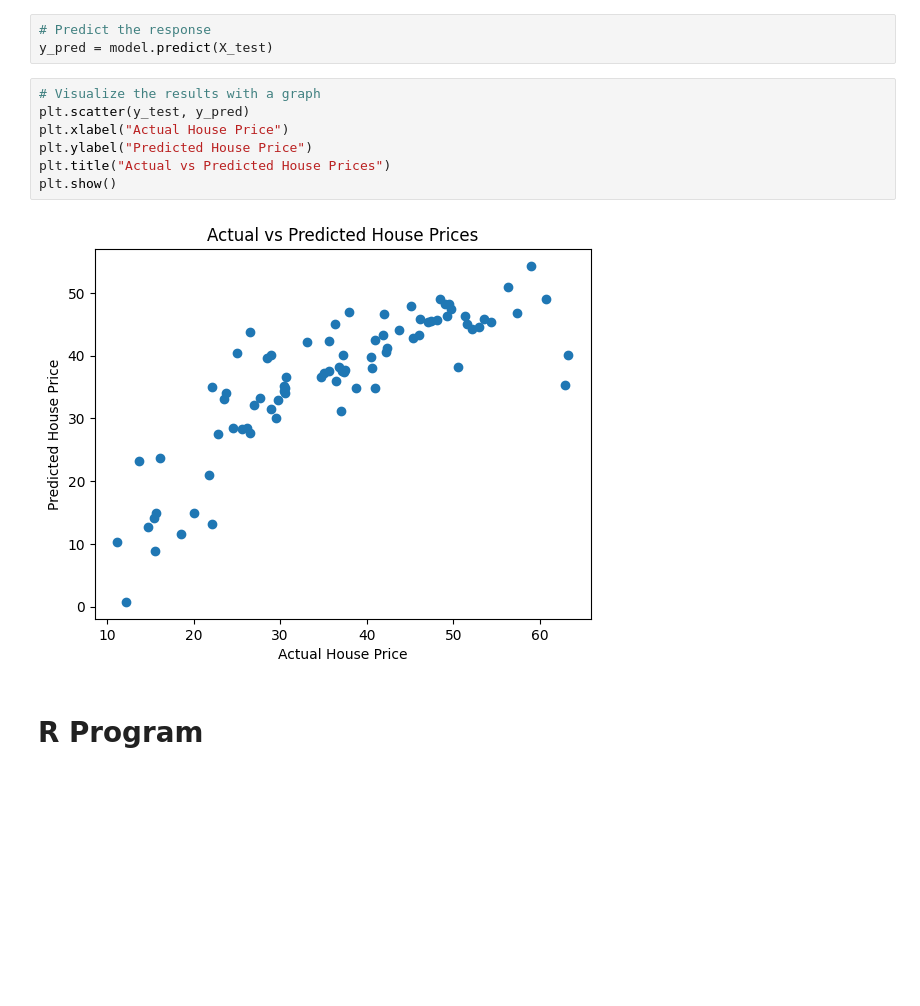
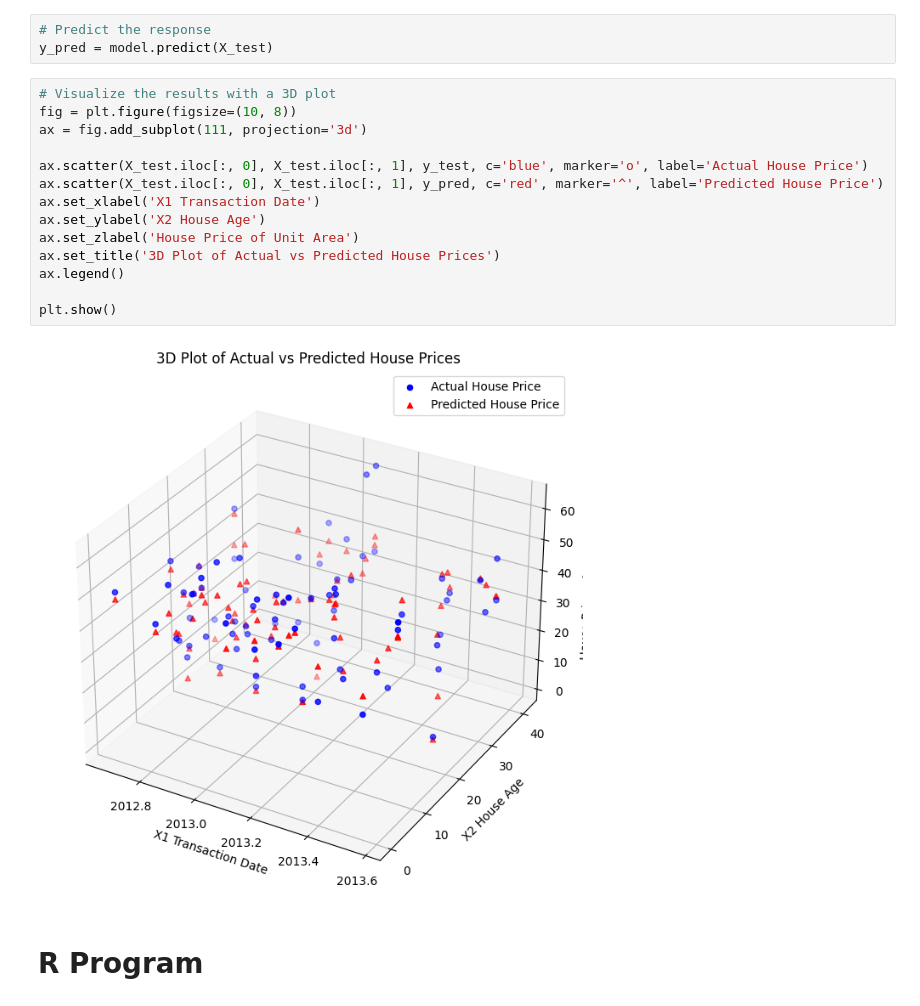
Before and after one commit to krishjagwani/DAV_72, a Jupyter notebook: DAV_3.ipynb, the cells around one changed output. Drawn from its saved outputs; the diff is of its cells as text; blank space fills up the shorter version.

```diff
--- a/DAV_3.ipynb
+++ b/DAV_3.ipynb
@@ -70,15 +70,22 @@ X6 longitude: -29.492590776198245
 # %%
 # Predict the response
 y_pred = model.predict(X_test)
-# %%
-# Visualize the results with a graph
-plt.scatter(y_test, y_pred)
-plt.xlabel("Actual House Price")
-plt.ylabel("Predicted House Price")
-plt.title("Actual vs Predicted House Prices")
-plt.show()
-# %% [output]
-[figure, removed]
+# %%
+# Visualize the results with a 3D plot
+fig = plt.figure(figsize=(10, 8))
+ax = fig.add_subplot(111, projection='3d')
+
+ax.scatter(X_test.iloc[:, 0], X_test.iloc[:, 1], y_test, c='blue', marker='o', label='Actual House Price')
+ax.scatter(X_test.iloc[:, 0], X_test.iloc[:, 1], y_pred, c='red', marker='^', label='Predicted House Price')
+ax.set_xlabel('X1 Transaction Date')
+ax.set_ylabel('X2 House Age')
+ax.set_zlabel('House Price of Unit Area')
+ax.set_title('3D Plot of Actual vs Predicted House Prices')
+ax.legend()
+
+plt.show()
+# %% [output]
+[figure, added]
 # %% [markdown]
 # **R Program**
 # %%
```
Also changed, not shown: parts of 3 cells of this notebook.
